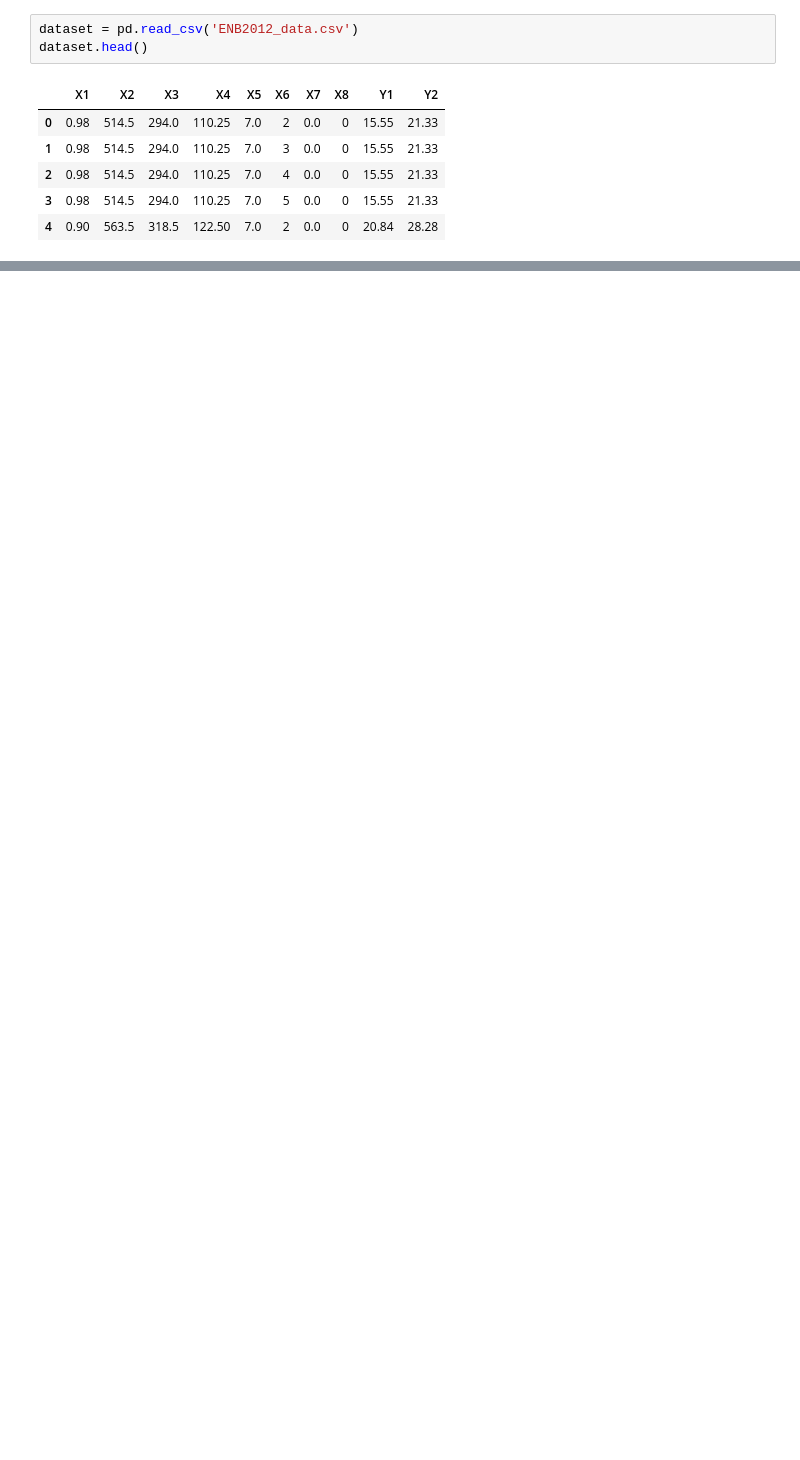
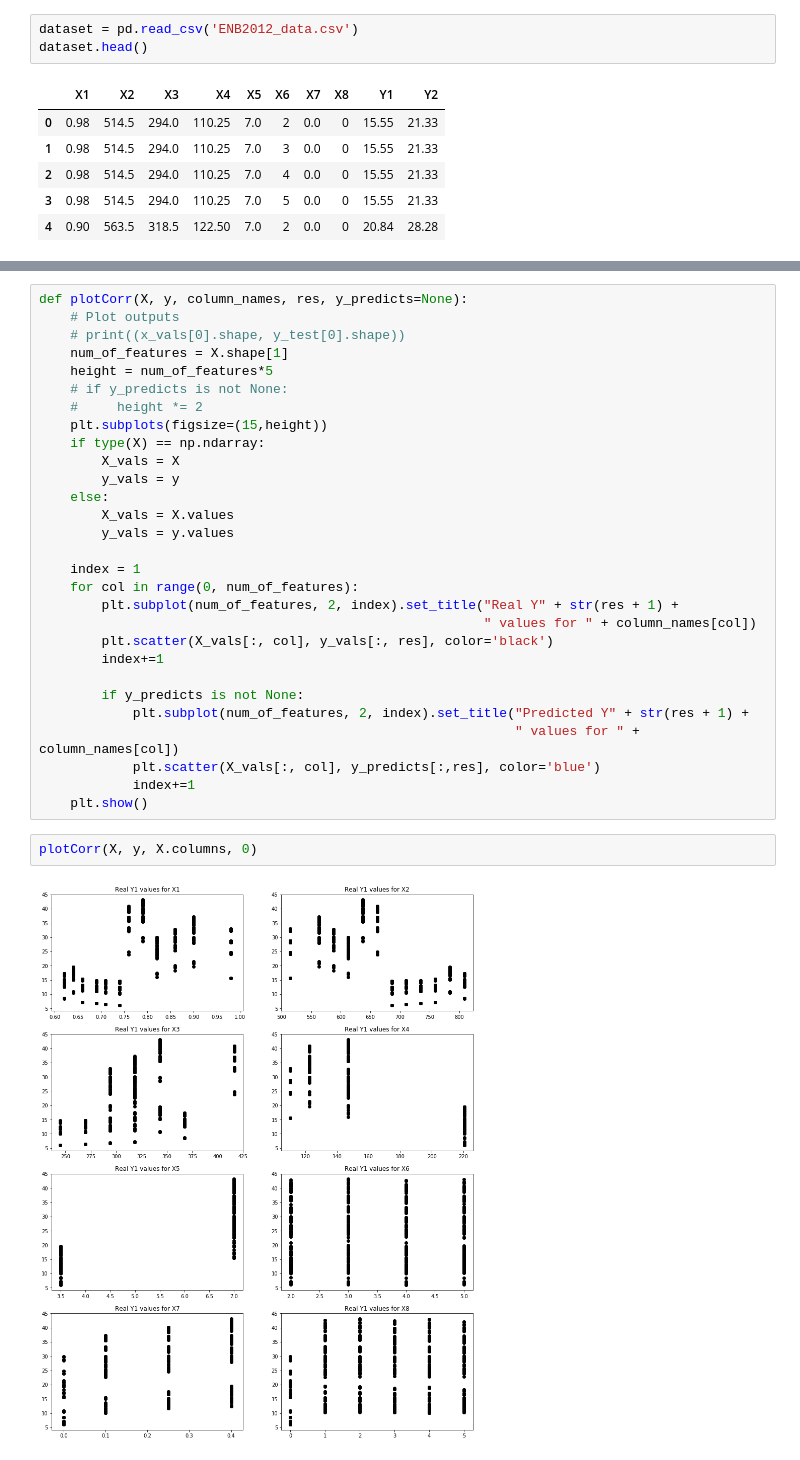
Before and after one commit to SamuelPavlik/CS5014Practical1, a Jupyter notebook: LinearRegression.ipynb, the cells around one changed output, grey strips where cells are left out. Drawn from its saved outputs; the diff is of its cells as text; blank space fills up the shorter version.

```diff
--- a/LinearRegression.ipynb
+++ b/LinearRegression.ipynb
@@ -46,0 +50,33 @@ y.head()
+# %%
+def plotCorr(X, y, column_names, res, y_predicts=None):
+    # Plot outputs
+    # print((x_vals[0].shape, y_test[0].shape))
+    num_of_features = X.shape[1]
+    height = num_of_features*5
+    # if y_predicts is not None:
+    #     height *= 2
+    plt.subplots(figsize=(15,height))
+    if type(X) == np.ndarray:
+        X_vals = X
+        y_vals = y
+    else:
+        X_vals = X.values
+        y_vals = y.values
+
+    index = 1
+    for col in range(0, num_of_features):
+        plt.subplot(num_of_features, 2, index).set_title("Real Y" + str(res + 1) +
+                                                         " values for " + column_names[col])
+        plt.scatter(X_vals[:, col], y_vals[:, res], color='black')
+        index+=1
+
+        if y_predicts is not None:
+            plt.subplot(num_of_features, 2, index).set_title("Predicted Y" + str(res + 1) +
+                                                             " values for " + column_names[col])
+            plt.scatter(X_vals[:, col], y_predicts[:,res], color='blue')
+            index+=1
+    plt.show()
+# %%
+plotCorr(X, y, X.columns, 0)
+# %% [output]
+[figure, added]
```
Also changed, not shown: parts of 25 cells of this notebook.
